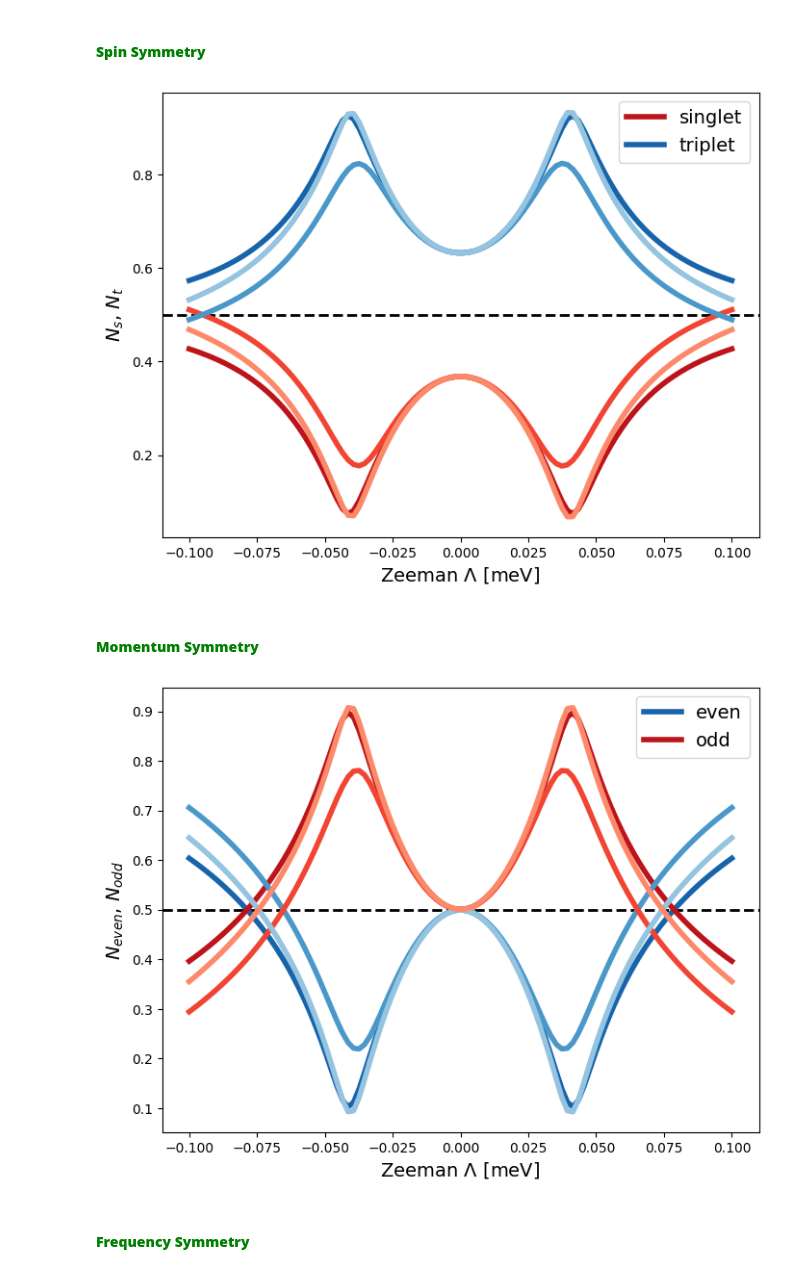
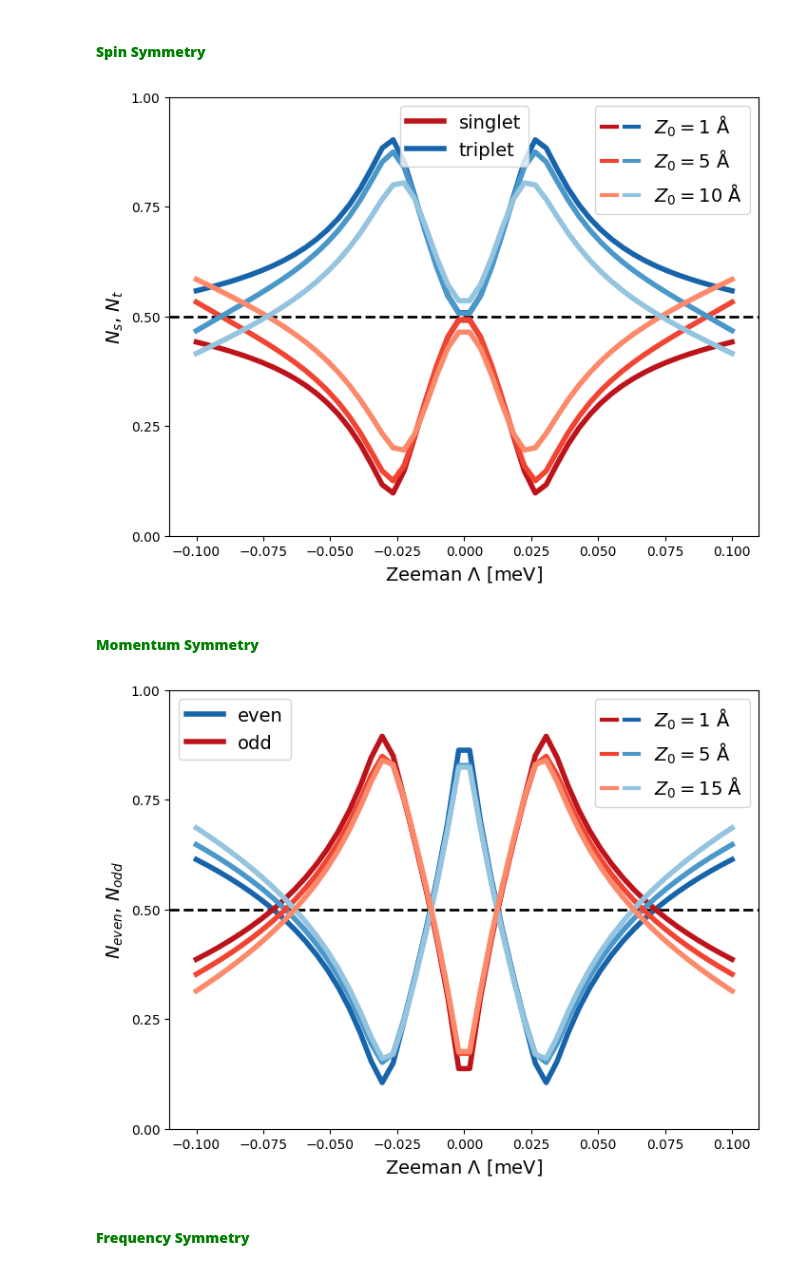
Before and after one commit to danidimic/MTI_SC_Gorkov, a Jupyter notebook: Pairing_Analysis.ipynb, the cells around one changed output. Cells and saved outputs as stored; diff of their text form; code cells hidden in the pictures.

Commit message:
symmetry plot no e-h asymmetry

```diff
--- a/Pairing_Analysis.ipynb
+++ b/Pairing_Analysis.ipynb
@@ -343,6 +348,7 @@ fig, ax = plt.subplots(1,1, figsize=(8,6))
 # plot horizontal line at 0.5
 ax.axhline(y=0.5, c='black', ls='--', lw=2)
 
+lines = []
 for idx in range(len(CM)):
 
     if idx == 0:
@@ -352,15 +358,31 @@ for idx in range(len(CM)):
         ax.plot(Zeeman, Ns[idx], c=cmap_s(idx+1), lw=4)
         ax.plot(Zeeman, Nt[idx], c=cmap_t(idx+1), lw=4)
 
+    # Create a legend entry with both lines
+    lines.append((Line2D( [0], [0], color=cmap_s(idx+1), lw=3 ),
+                  Line2D( [0], [0], color=cmap_t(idx+1), lw=3 ) ))
+
+
+ax.set_yticks([0., 0.25, 0.5, 0.75, 1.])
+
 ax.set_ylabel("$N_s$, $N_t$", fontsize = 14)
 ax.set_xlabel("Zeeman $\Lambda$ [meV]", fontsize = 14);
-ax.legend(fontsize=14);
+
+# legend for Center of Mass
+legend_CM = ax.legend(lines, ['$Z_0 = 1$ Å', '$Z_0 = 5$ Å', '$Z_0 = 10$ Å'], fontsize=14, handler_map={tuple: HandlerTuple(ndivide=None)})
+ax.add_artist(legend_CM)
+
+# legend for even/odd parts
+ax.legend(fontsize=14, loc='upper center');
 # %% [output]
-[figure, old version]
+[figure, new version]
 # %% [markdown]
 #### <font color='green'> **Momentum Symmetry** </font>
 # %%
 from Pairing_Projection import Momentum_Symmetry
+
+# material parameters
+par = params.Bi2Se3_fit
 
 # parameters
 d=100.; mu = 0.010; Delta = 0.005; omega = 0.0025; k = 0.005; kx = 0.005; ky = 0.005
@@ -368,17 +390,17 @@ d=100.; mu = 0.010; Delta = 0.005; omega = 0.0025; k = 0.005; kx = 0.005; ky = 0
 Gamma = np.matrix([[1,0],[0,1],[1,0],[0,1]])
 
 # Zeeman values
-Zeeman = np.linspace(-0.100, 0.100, 100)
+Zeeman = np.linspace(-0.100, 0.100, 50)
 
 N_even = []; N_odd = []
 
 # center of mass positions
-CM = [0., 5., 10.]
+CM = [1., 5., 15.]
 # loop over values of Z0
 for Z0 in CM:
 
     # evaluate singlet/triplet components
-    parity = np.array([Momentum_Symmetry(d=d, Z0=Z0, k=k, kx=kx, ky=ky, L=L, mu=mu, Delta=Delta, omega=omega, Gamma=Gamma, N=19) for L in Zeeman])
+    parity = np.array([Momentum_Symmetry(d=d, Z0=Z0, k=k, kx=kx, ky=ky, L=L, mu=mu, Delta=Delta, omega=omega, Gamma=Gamma, N=19, **par, C=0, D1=0, D2=0) for L in Zeeman])
     # get singlet part
     N_even.append( np.divide( parity[:,0], parity[:,0]+parity[:,1] ) )
     # get triplet part
@@ -387,31 +409,42 @@ for Z0 in CM:
 N_even = np.array(N_even)
 N_odd = np.array(N_odd)
 # %%
-from matplotlib.pyplot import cm
-
 # colors
 n = 6; cmap_o = plt.get_cmap('Reds_r', n); cmap_e = plt.get_cmap('Blues_r', n)
 
 # figure
 fig, ax = plt.subplots(1,1, figsize=(8,6))
 # plot horizontal line at 0.5
 ax.axhline(y=0.5, c='black', ls='--', lw=2)
 
+lines = []
 for idx in range(len(CM)):
 
     if idx == 0:
         ax.plot(Zeeman, N_even[idx], c=cmap_e(idx+1), lw=4, label='even')
         ax.plot(Zeeman, N_odd[idx], c=cmap_o(idx+1), lw=4, label='odd')
     else:
         ax.plot(Zeeman, N_even[idx], c=cmap_e(idx+1), lw=4)
         ax.plot(Zeeman, N_odd[idx], c=cmap_o(idx+1), lw=4)
 
+    # Create a legend entry with both lines
+    lines.append((Line2D( [0], [0], color=cmap_s(idx+1), lw=3 ),
+                  Line2D( [0], [0], color=cmap_t(idx+1), lw=3 ) ))
+
+
+ax.set_yticks([0., 0.25, 0.5, 0.75, 1.])
 
 ax.set_ylabel("$N_{even}$, $N_{odd}$", fontsize = 14)
 ax.set_xlabel("Zeeman $\Lambda$ [meV]", fontsize = 14);
-ax.legend(fontsize=14);
+
+# legend for Center of Mass
+legend_CM = ax.legend(lines, ['$Z_0 = 1$ Å', '$Z_0 = 5$ Å', '$Z_0 = 15$ Å', '$Z_0 = 20$ Å'], fontsize=14, handler_map={tuple: HandlerTuple(ndivide=None)})
+ax.add_artist(legend_CM)
+
+# legend for even/odd parts
+ax.legend(fontsize=14, loc='upper left');
 # %% [output]
-[figure, old version]
+[figure, new version]
 # %% [markdown]
 #### <font color='green'> **Frequency Symmetry** </font>
 # %%
```
Also changed, not shown: parts of 4 cells of this notebook, 2 other files.
